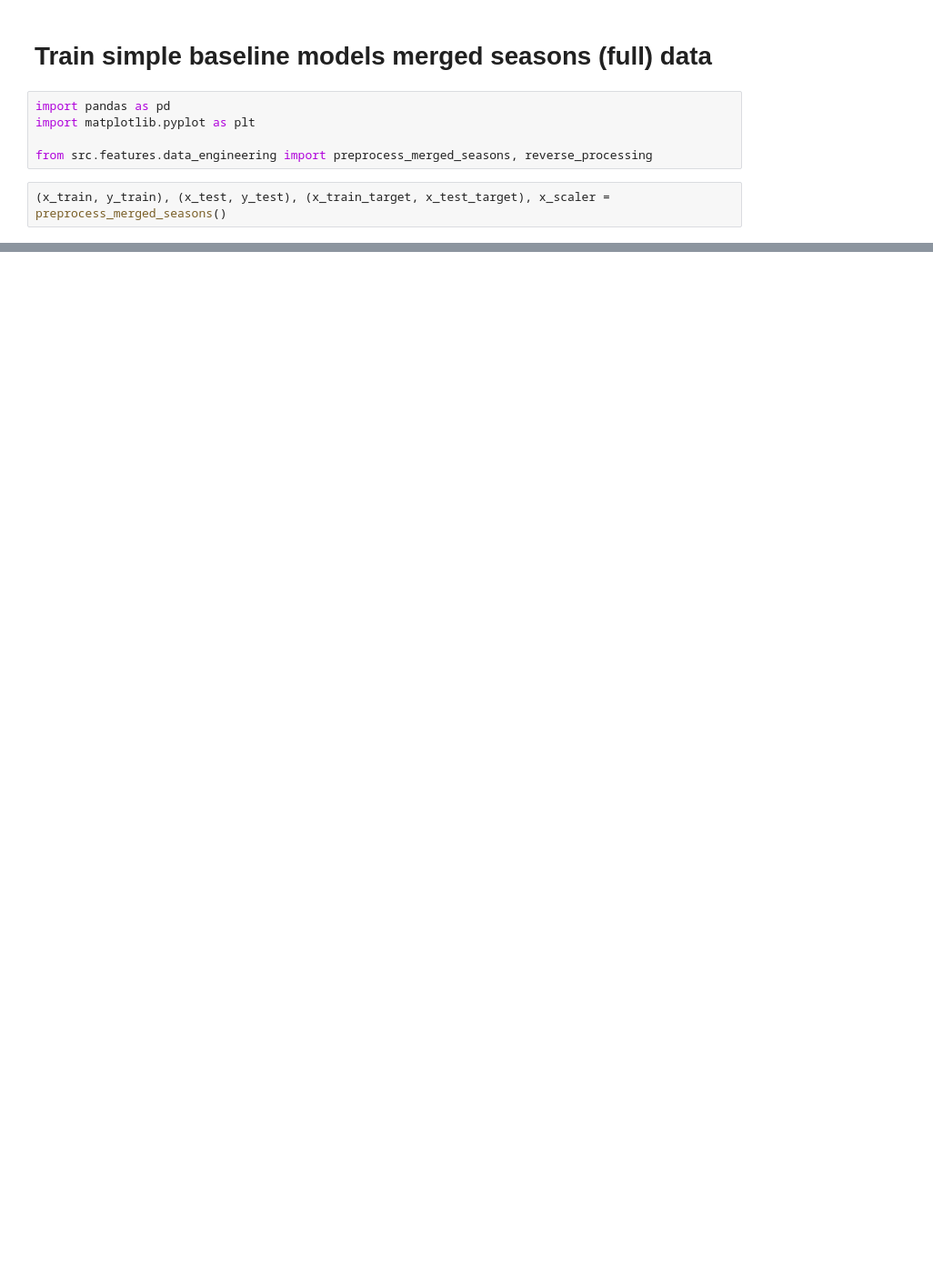
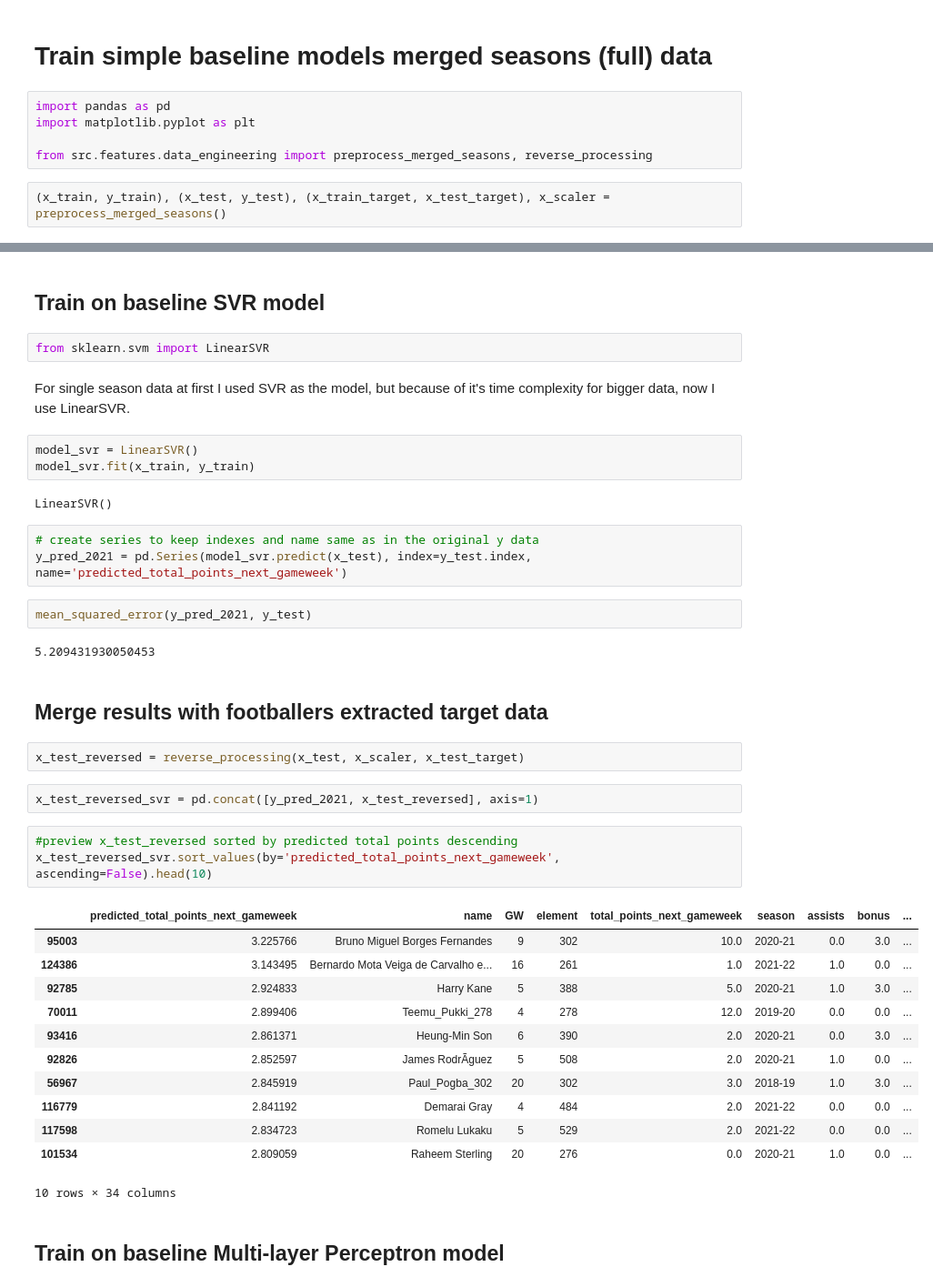
Before and after one commit to gracjans/FPL-AI-Manager_SwanseAI, a Jupyter notebook: notebooks/baseline_models-merged_seasons.ipynb, the cells around one changed output, grey strips where cells are left out. Shown: that part at 91% size. Drawn from its saved outputs; the diff is of its cells as text; blank space fills up the shorter version.

```diff
--- a/notebooks/baseline_models-merged_seasons.ipynb
+++ b/notebooks/baseline_models-merged_seasons.ipynb
@@ -25,0 +68,42 @@ x_train
+# %% [markdown]
+## Train on baseline SVR model
+# %%
+from sklearn.svm import LinearSVR
+# %% [markdown]
+For single season data at first I used SVR as the model, but because of it's time complexity for bigger data, now I use LinearSVR.
+# %%
+model_svr = LinearSVR()
+model_svr.fit(x_train, y_train)
+# %% [output]
+LinearSVR()
+# %%
+# create series to keep indexes and name same as in the original y data
+y_pred_2021 = pd.Series(model_svr.predict(x_test), index=y_test.index, name='predicted_total_points_next_gameweek')
+# %%
+mean_squared_error(y_pred_2021, y_test)
+# %% [output]
+5.209431930050453
+# %% [markdown]
+## Merge results with footballers extracted target data
+# %%
+x_test_reversed = reverse_processing(x_test, x_scaler, x_test_target)
+# %%
+x_test_reversed_svr = pd.concat([y_pred_2021, x_test_reversed], axis=1)
+# %%
+#preview x_test_reversed sorted by predicted total points descending
+x_test_reversed_svr.sort_values(by='predicted_total_points_next_gameweek', ascending=False).head(10)
+# %% [output]
+|  | predicted_total_points_next_gameweek | name | GW | element | total_points_next_gameweek | season | assists | bonus | ... |
+| 95003 | 3.225766 | Bruno Miguel Borges Fernandes | 9 | 302 | 10.0 | 2020-21 | 0.0 | 3.0 | ... |
+| 124386 | 3.143495 | Bernardo Mota Veiga de Carvalho e... | 16 | 261 | 1.0 | 2021-22 | 1.0 | 0.0 | ... |
+| 92785 | 2.924833 | Harry Kane | 5 | 388 | 5.0 | 2020-21 | 1.0 | 3.0 | ... |
+| 70011 | 2.899406 | Teemu_Pukki_278 | 4 | 278 | 12.0 | 2019-20 | 0.0 | 0.0 | ... |
+| 93416 | 2.861371 | Heung-Min Son | 6 | 390 | 2.0 | 2020-21 | 0.0 | 3.0 | ... |
+| 92826 | 2.852597 | James RodrÃ­guez | 5 | 508 | 2.0 | 2020-21 | 1.0 | 0.0 | ... |
+| 56967 | 2.845919 | Paul_Pogba_302 | 20 | 302 | 3.0 | 2018-19 | 1.0 | 3.0 | ... |
+| 116779 | 2.841192 | Demarai Gray | 4 | 484 | 2.0 | 2021-22 | 0.0 | 0.0 | ... |
+| 117598 | 2.834723 | Romelu Lukaku | 5 | 529 | 2.0 | 2021-22 | 0.0 | 0.0 | ... |
+| 101534 | 2.809059 | Raheem Sterling | 20 | 276 | 0.0 | 2020-21 | 1.0 | 0.0 | ... |
+10 rows × 34 columns
+# %% [markdown]
+## Train on baseline Multi-layer Perceptron model
```
Also changed, not shown: parts of 26 cells of this notebook.
